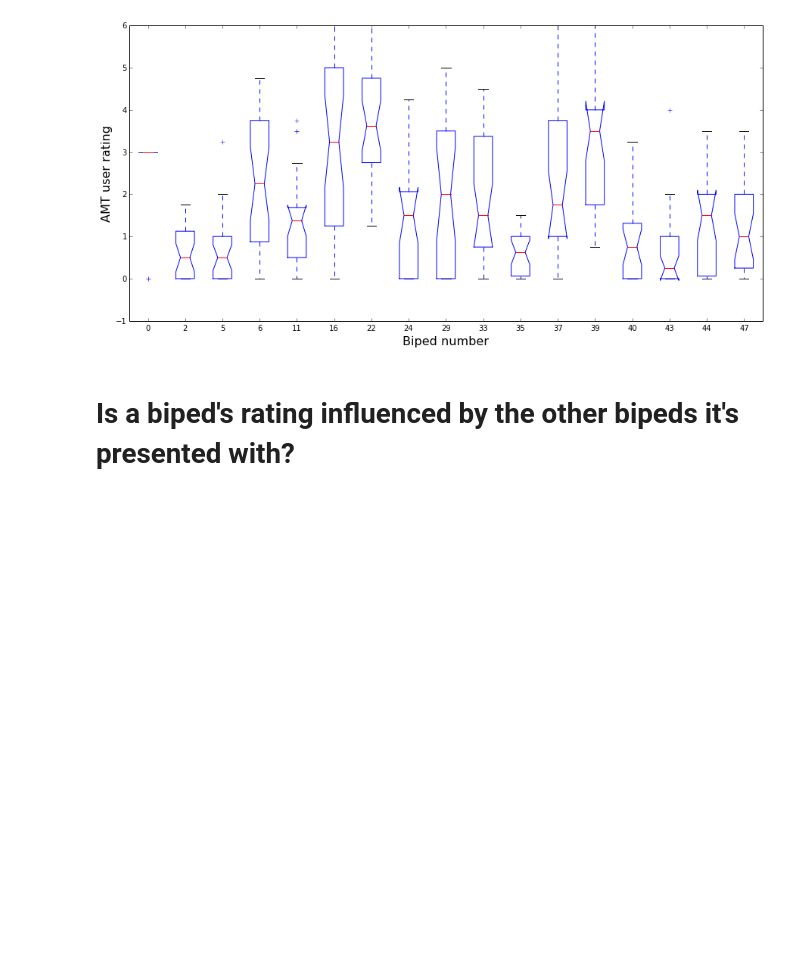
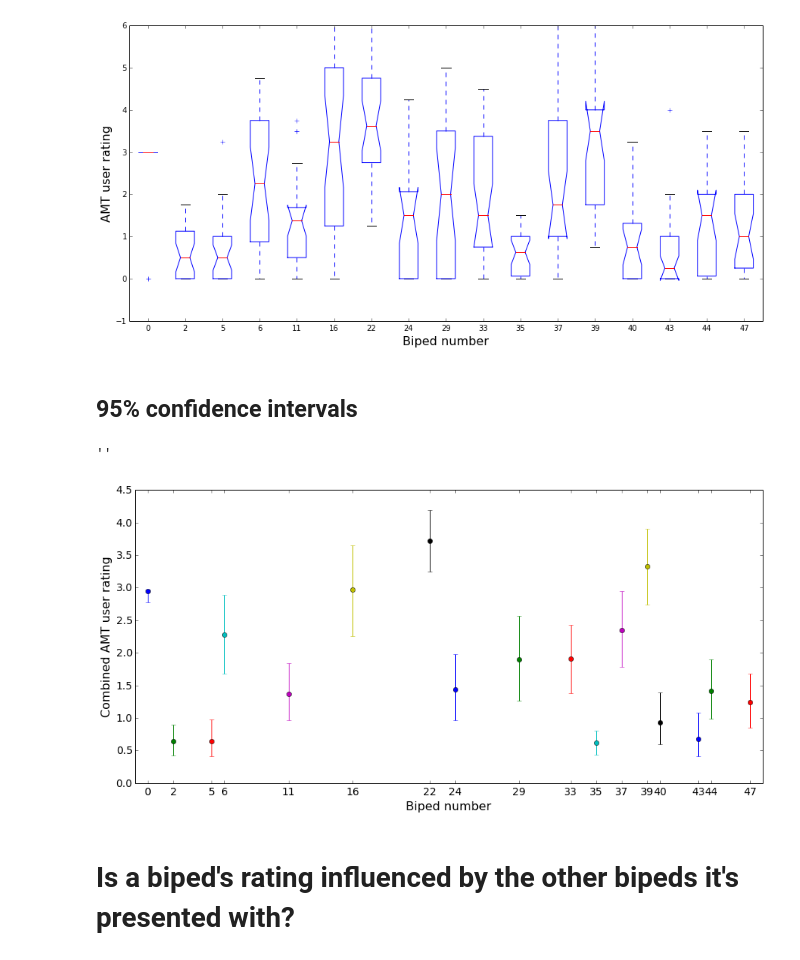
Before and after one commit to rhiever/AMT-biped-analysis, a Jupyter notebook: Biped AMT ratings.ipynb, the cells around one changed output. Drawn from its saved outputs; the diff is of its cells as text; code cells hidden in the pictures; blank space fills up the shorter version.

Commit message:
Add 95% CIs for biped AMT ratings

```diff
--- a/Biped AMT ratings.ipynb
+++ b/Biped AMT ratings.ipynb
@@ -43,6 +45,30 @@ ylabel("AMT user rating", fontsize=16)
 xticks(range(1, 18), x_ticks);
 # %% [output]
 [figure]
+# %% [markdown]
+## 95% confidence intervals
+# %%
+import scikits.bootstrap as bootstrap
+import scipy
+
+biped_nums = []
+
+figure(figsize=(15, 7))
+
+for i, group in biped_ratings.groupby("biped_num"):
+    biped_nums.append(i)
+    rating_mean = group["amt_user_rating"].mean()
+    conf_int = bootstrap.ci(data=group["amt_user_rating"], statfunction=scipy.mean)
+    errorbar(x=[i], y=[rating_mean], yerr=[[rating_mean - conf_int[0]], [conf_int[1] - rating_mean]], fmt="o")
+
+xticks(biped_nums, fontsize=14)
+yticks(fontsize=14)
+xlabel("Biped number", fontsize=16)
+ylabel("Combined AMT user rating", fontsize=16)
+xlim(-1, 48);
+# %% [output]
+''
+[figure, added]
 # %% [markdown]
 # Is a biped's rating influenced by the other bipeds it's presented with?
 # %% [markdown]
```
Also changed, not shown: parts of 1 cell of this notebook.
